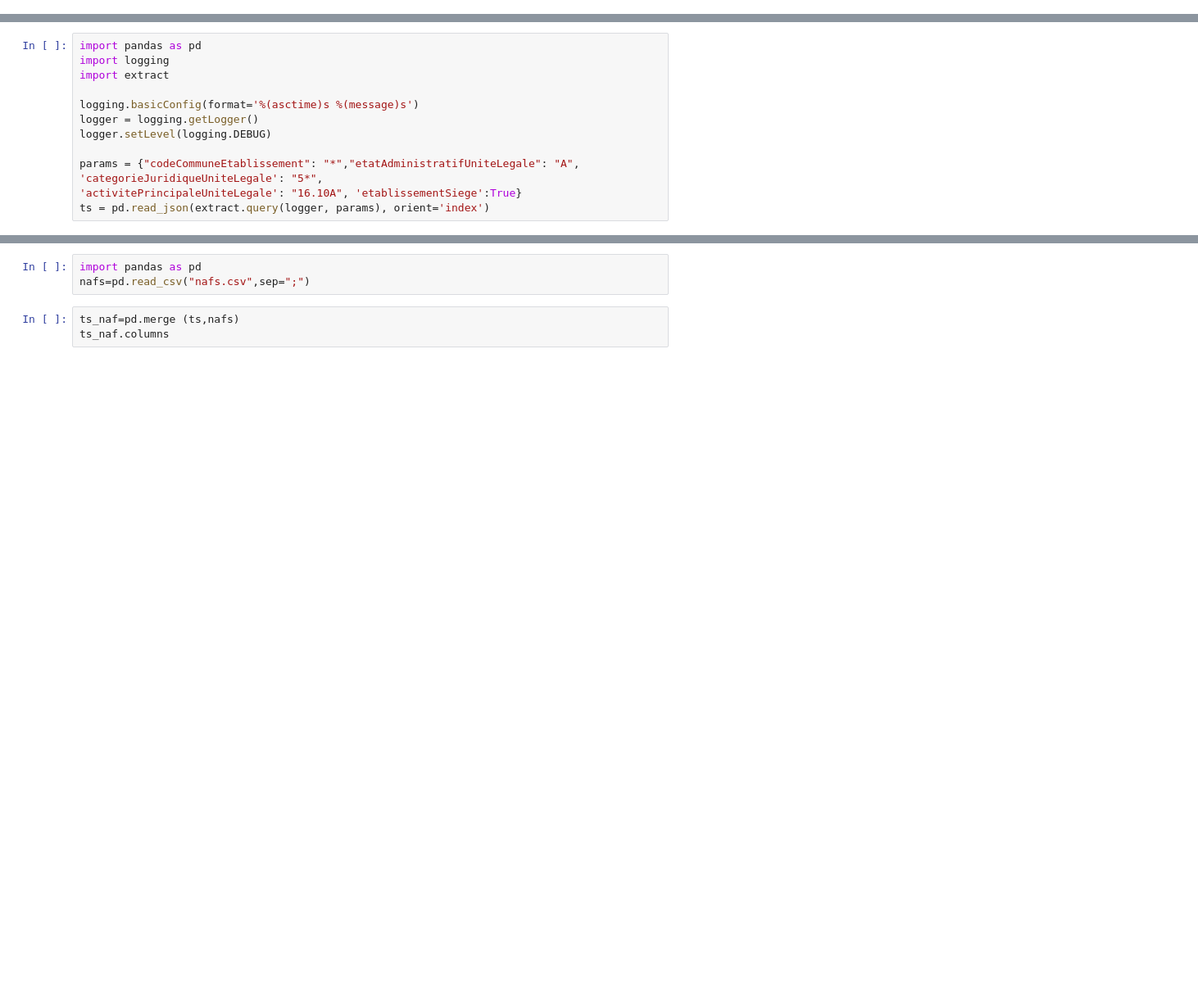
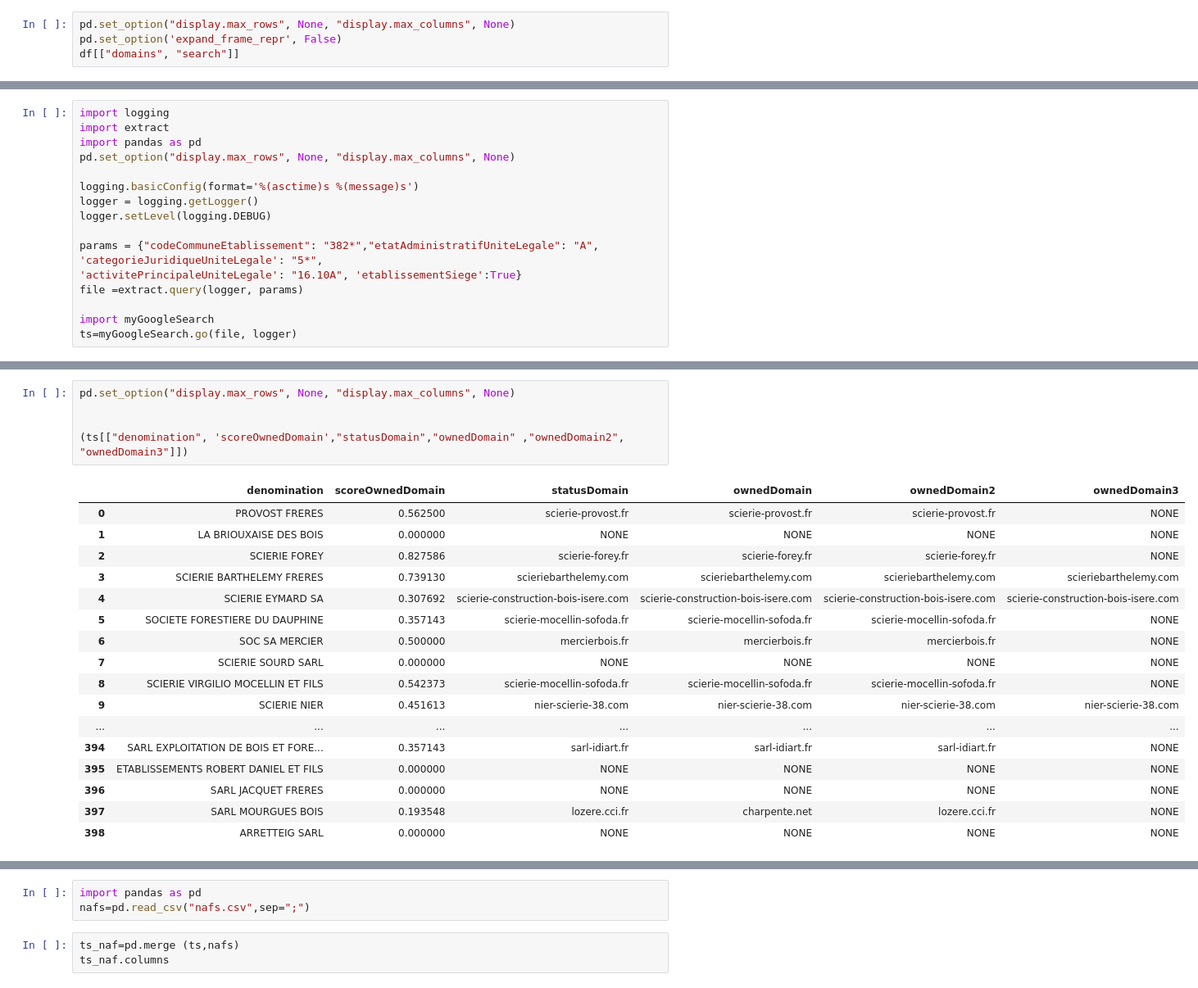
Before and after one commit to laurentmau/sireneTools, a Jupyter notebook: src/For tests.ipynb, the cells around one changed output, grey strips where cells are left out. Shown at 82% size. Saved outputs shown, nothing was run; the diff lists cells and outputs as text; blank space fills up the shorter version.

```diff
--- a/src/For tests.ipynb
+++ b/src/For tests.ipynb
@@ -0,0 +92,4 @@
+# %%
+pd.set_option("display.max_rows", None, "display.max_columns", None)
+pd.set_option('expand_frame_repr', False)
+df[["domains", "search"]]
@@ -1,14 +119,18 @@
 # %%
-import pandas as pd
 import logging
 import extract
+import pandas as pd
+pd.set_option("display.max_rows", None, "display.max_columns", None)
 
 logging.basicConfig(format='%(asctime)s %(message)s')
 logger = logging.getLogger()
 logger.setLevel(logging.DEBUG)
 
-params = {"codeCommuneEtablissement": "*","etatAdministratifUniteLegale": "A",
+params = {"codeCommuneEtablissement": "382*","etatAdministratifUniteLegale": "A",
 'categorieJuridiqueUniteLegale': "5*",
 'activitePrincipaleUniteLegale': "16.10A", 'etablissementSiege':True}
-ts = pd.read_json(extract.query(logger, params), orient='index')
+file =extract.query(logger, params)
+
+import myGoogleSearch
+ts=myGoogleSearch.go(file, logger)
 # %% [output]
@@ -25,0 +173,23 @@ Fichier                       : ../data/617f68670b3967dc6507851debbfb736.data
+# %%
+pd.set_option("display.max_rows", None, "display.max_columns", None)
+
+
+(ts[["denomination", 'scoreOwnedDomain',"statusDomain","ownedDomain" ,"ownedDomain2", "ownedDomain3"]])
+# %% [output]
+|  | denomination | scoreOwnedDomain | statusDomain | ownedDomain | ownedDomain2 | ownedDomain3 |
+| 0 | PROVOST FRERES | 0.562500 | scierie-provost.fr | scierie-provost.fr | scierie-provost.fr | NONE |
+| 1 | LA BRIOUXAISE DES BOIS | 0.000000 | NONE | NONE | NONE | NONE |
+| 2 | SCIERIE FOREY | 0.827586 | scierie-forey.fr | scierie-forey.fr | scierie-forey.fr | NONE |
+| 3 | SCIERIE BARTHELEMY FRERES | 0.739130 | scieriebarthelemy.com | scieriebarthelemy.com | scieriebarthelemy.com | scieriebarthelemy.com |
+| 4 | SCIERIE EYMARD SA | 0.307692 | scierie-construction-bois-isere.com | scierie-construction-bois-isere.com | scierie-construction-bois-isere.com | scierie-construction-bois-isere.com |
+| 5 | SOCIETE FORESTIERE DU DAUPHINE | 0.357143 | scierie-mocellin-sofoda.fr | scierie-mocellin-sofoda.fr | scierie-mocellin-sofoda.fr | NONE |
+| 6 | SOC SA MERCIER | 0.500000 | mercierbois.fr | mercierbois.fr | mercierbois.fr | NONE |
+| 7 | SCIERIE SOURD SARL | 0.000000 | NONE | NONE | NONE | NONE |
+| 8 | SCIERIE VIRGILIO MOCELLIN ET FILS | 0.542373 | scierie-mocellin-sofoda.fr | scierie-mocellin-sofoda.fr | scierie-mocellin-sofoda.fr | NONE |
+| 9 | SCIERIE NIER | 0.451613 | nier-scierie-38.com | nier-scierie-38.com | nier-scierie-38.com | nier-scierie-38.com |
+| ... | ... | ... | ... | ... | ... | ... |
+| 394 | SARL EXPLOITATION DE BOIS ET FORE... | 0.357143 | sarl-idiart.fr | sarl-idiart.fr | sarl-idiart.fr | NONE |
+| 395 | ETABLISSEMENTS ROBERT DANIEL ET FILS | 0.000000 | NONE | NONE | NONE | NONE |
+| 396 | SARL JACQUET FRERES | 0.000000 | NONE | NONE | NONE | NONE |
+| 397 | SARL MOURGUES BOIS | 0.193548 | lozere.cci.fr | charpente.net | lozere.cci.fr | NONE |
+| 398 | ARRETTEIG SARL | 0.000000 | NONE | NONE | NONE | NONE |
```
Also changed, not shown: parts of 33 cells of this notebook, 26 other files.
